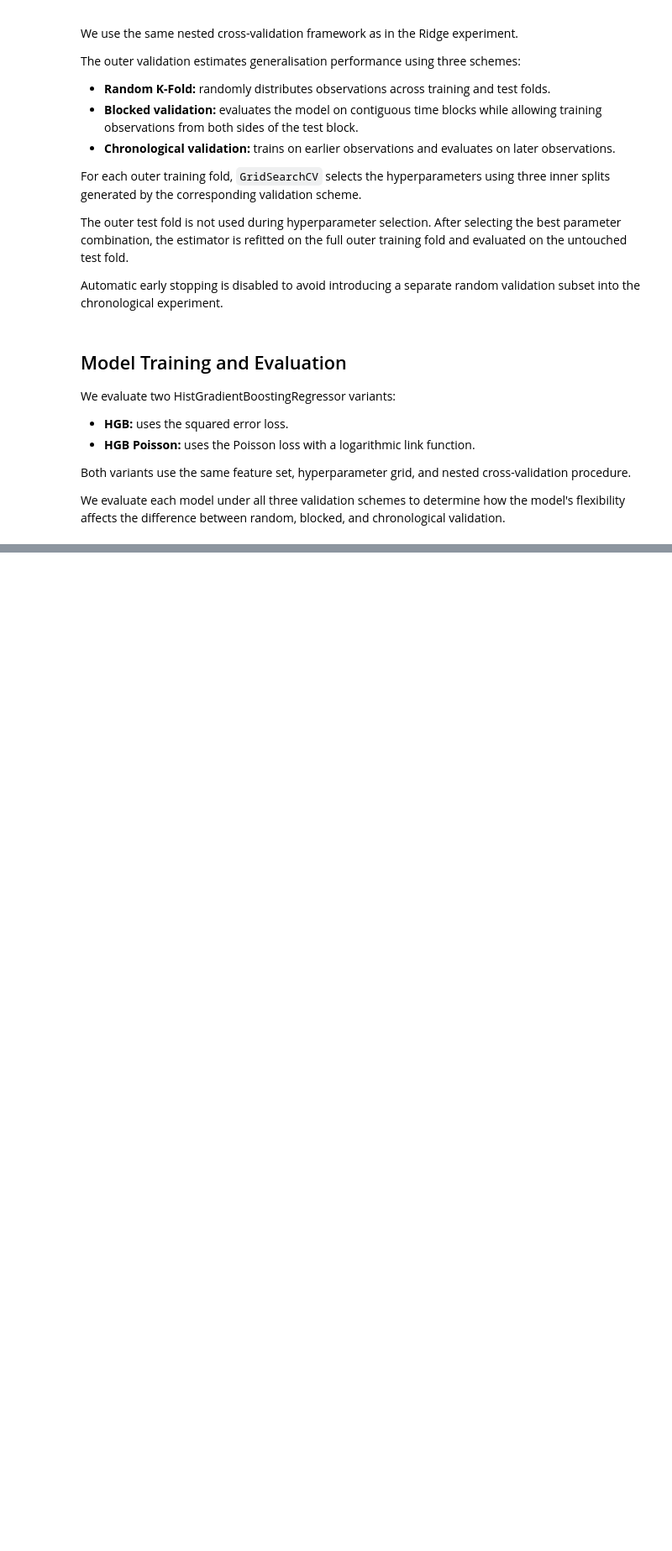
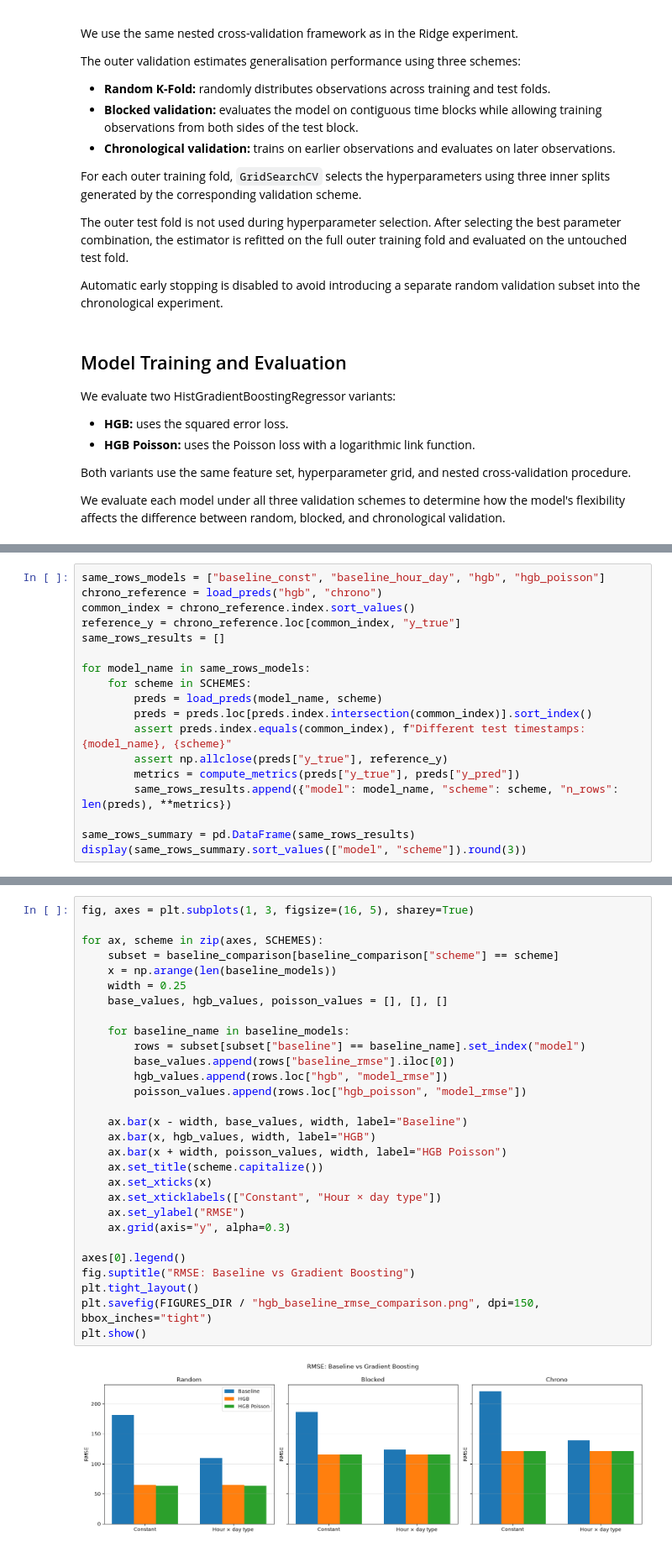
Before and after one commit to gghgfttd/ml-2026-MiniProject, a Jupyter notebook: 05_gradient_boosting.ipynb, the cells around one changed output, grey strips where cells are left out. Shown at 84% size. Saved outputs shown, nothing was run; the diff lists cells and outputs as text; blank space fills up the shorter version.

```diff
--- a/05_gradient_boosting.ipynb
+++ b/05_gradient_boosting.ipynb
@@ -244,0 +361,18 @@ Mean MAE: 86.002
+# %%
+same_rows_models = ["baseline_const", "baseline_hour_day", "hgb", "hgb_poisson"]
+chrono_reference = load_preds("hgb", "chrono")
+common_index = chrono_reference.index.sort_values()
+reference_y = chrono_reference.loc[common_index, "y_true"]
+same_rows_results = []
+
+for model_name in same_rows_models:
+    for scheme in SCHEMES:
+        preds = load_preds(model_name, scheme)
+        preds = preds.loc[preds.index.intersection(common_index)].sort_index()
+        assert preds.index.equals(common_index), f"Different test timestamps: {model_name}, {scheme}"
+        assert np.allclose(preds["y_true"], reference_y)
+        metrics = compute_metrics(preds["y_true"], preds["y_pred"])
+        same_rows_results.append({"model": model_name, "scheme": scheme, "n_rows": len(preds), **metrics})
+
+same_rows_summary = pd.DataFrame(same_rows_results)
+display(same_rows_summary.sort_values(["model", "scheme"]).round(3))
@@ -244,0 +409,31 @@ Mean MAE: 86.002
+# %%
+fig, axes = plt.subplots(1, 3, figsize=(16, 5), sharey=True)
+
+for ax, scheme in zip(axes, SCHEMES):
+    subset = baseline_comparison[baseline_comparison["scheme"] == scheme]
+    x = np.arange(len(baseline_models))
+    width = 0.25
+    base_values, hgb_values, poisson_values = [], [], []
+
+    for baseline_name in baseline_models:
+        rows = subset[subset["baseline"] == baseline_name].set_index("model")
+        base_values.append(rows["baseline_rmse"].iloc[0])
+        hgb_values.append(rows.loc["hgb", "model_rmse"])
+        poisson_values.append(rows.loc["hgb_poisson", "model_rmse"])
+
+    ax.bar(x - width, base_values, width, label="Baseline")
+    ax.bar(x, hgb_values, width, label="HGB")
+    ax.bar(x + width, poisson_values, width, label="HGB Poisson")
+    ax.set_title(scheme.capitalize())
+    ax.set_xticks(x)
+    ax.set_xticklabels(["Constant", "Hour × day type"])
+    ax.set_ylabel("RMSE")
+    ax.grid(axis="y", alpha=0.3)
+
+axes[0].legend()
+fig.suptitle("RMSE: Baseline vs Gradient Boosting")
+plt.tight_layout()
+plt.savefig(FIGURES_DIR / "hgb_baseline_rmse_comparison.png", dpi=150, bbox_inches="tight")
+plt.show()
+# %% [output]
+[figure, added]
```
Also changed, not shown: parts of 34 cells of this notebook, 1 other file.
